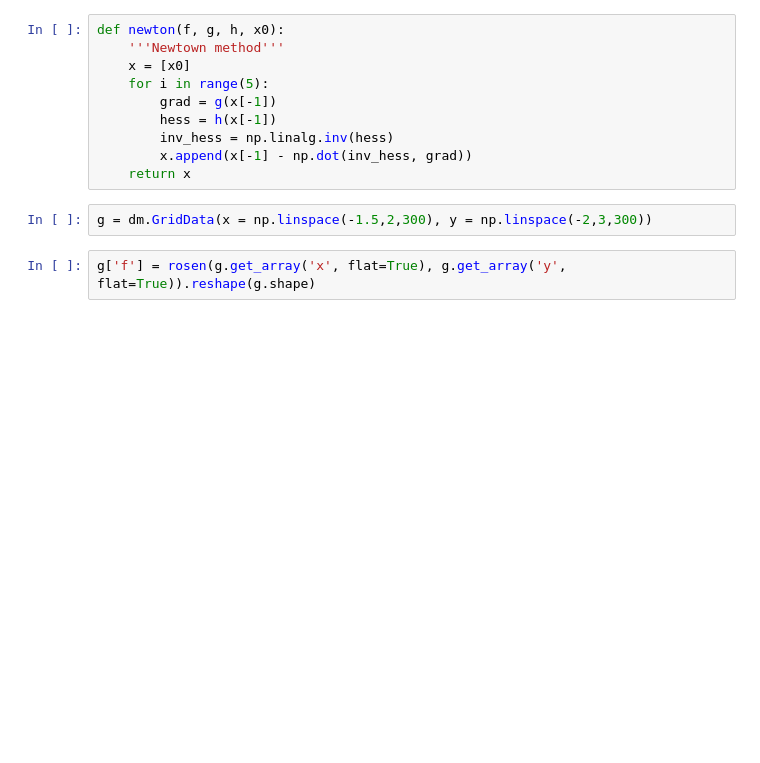
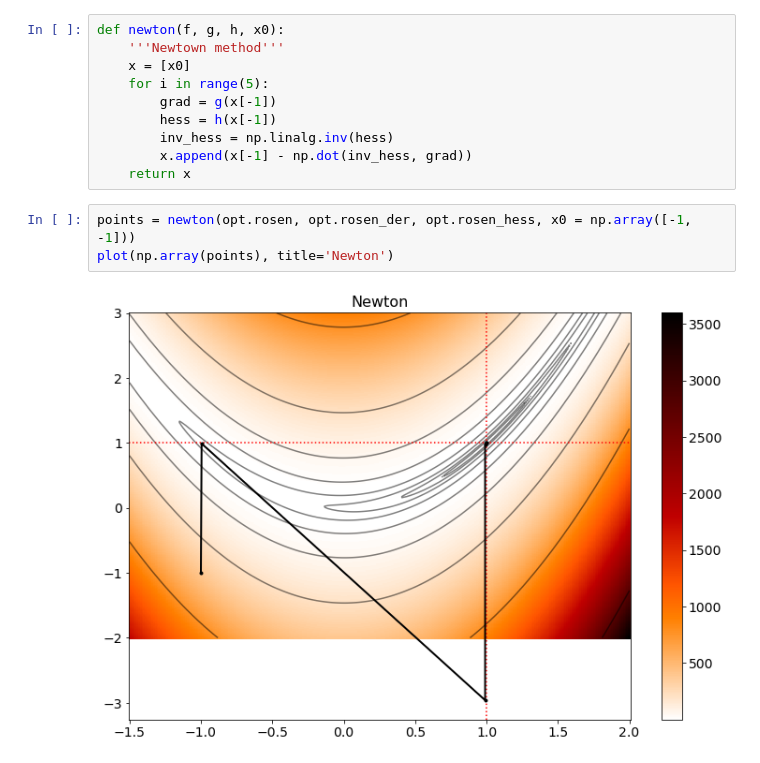
Before and after one commit to philippeller/Teaching, a Jupyter notebook: optimization.ipynb, the cells around one changed output. Saved outputs shown, nothing was run; the diff lists cells and outputs as text; blank space fills up the shorter version.

```diff
--- a/optimization.ipynb
+++ b/optimization.ipynb
@@ -39,7 +69,8 @@ def newton(f, g, h, x0):
         inv_hess = np.linalg.inv(hess)
         x.append(x[-1] - np.dot(inv_hess, grad))
     return x
-# %%
-g = dm.GridData(x = np.linspace(-1.5,2,300), y = np.linspace(-2,3,300))
-# %%
-g['f'] = rosen(g.get_array('x', flat=True), g.get_array('y', flat=True)).reshape(g.shape)
+# %%
+points = newton(opt.rosen, opt.rosen_der, opt.rosen_hess, x0 = np.array([-1, -1]))
+plot(np.array(points), title='Newton')
+# %% [output]
+[figure, added]
```
Also changed, not shown: parts of 19 cells of this notebook, 14 other files.
